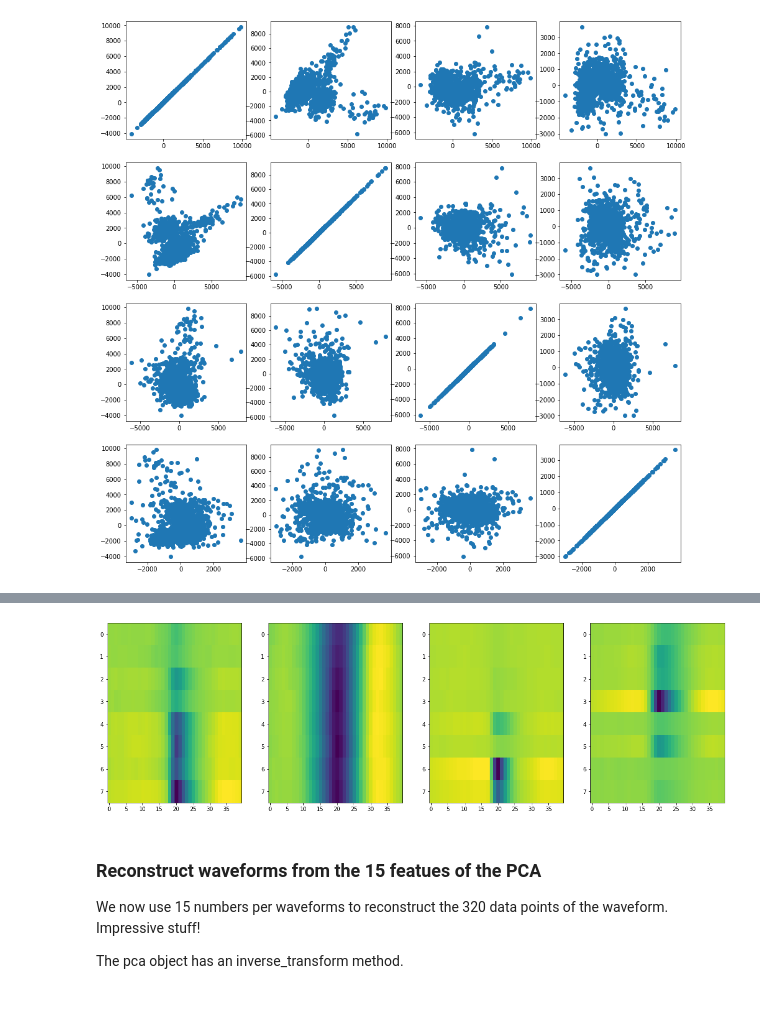
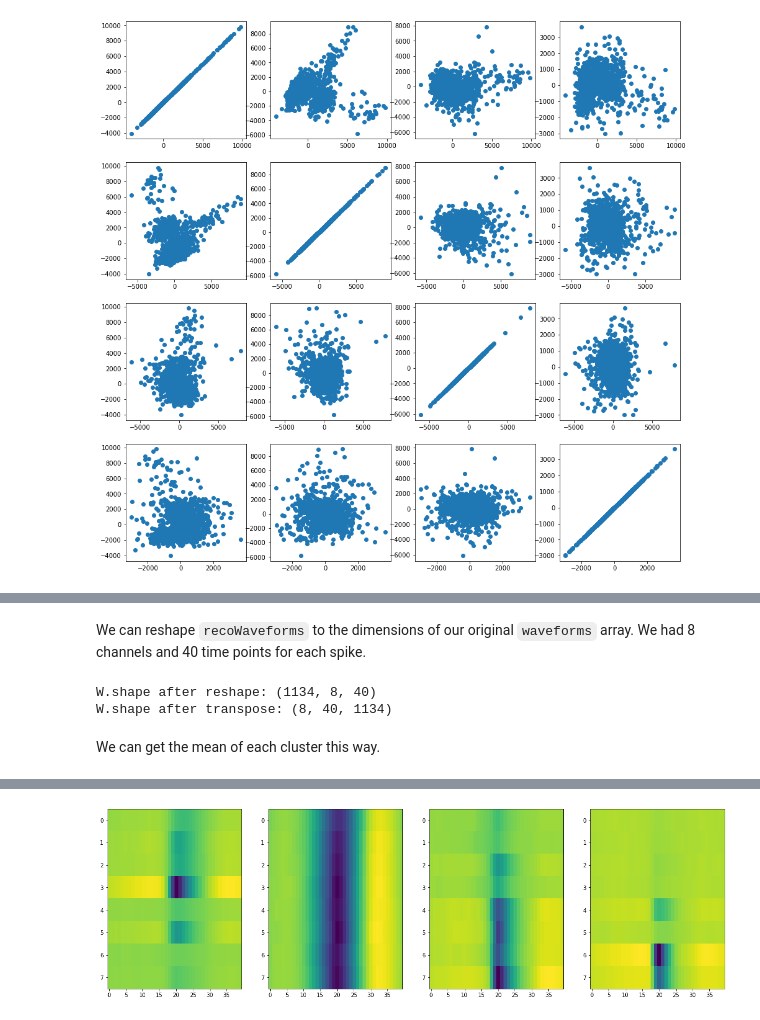
Before and after one commit to kevin-allen/dataScienceNeuro, a Jupyter notebook: notebooks/lecture_03.ipynb, the cells around one changed output, grey strips where cells are left out. Drawn from its saved outputs; the diff is of its cells as text; code cells hidden in the pictures.

```diff
--- a/notebooks/lecture_03.ipynb
+++ b/notebooks/lecture_03.ipynb
@@ -555,10 +602,9 @@ To use PCA, we frst need to format our data for in the typical format for machin
 # %% [markdown]
 **Note**: Most machine learning algorithms work with 2D NumPy arrays [observations,features].
 # %%
-print(waveforms.shape)
-# change the order of the dimensions from [channels, samples, spikes] to [spikes, channels,samples]
-wf_fea = waveforms.transpose(2,0,1)
-print(wf_fea.shape)
-X = wf_fea.reshape(wf_fea.shape[0],-1)
-print("dimension:",X.shape)
+print("waveforms shape:",waveforms.shape)
+wf_fea = waveforms.transpose(2,0,1) # reorder to spike,channel,time
+print("wf_fea shape (after transpose():", wf_fea.shape)
+wf_fea = wf_fea.reshape(wf_fea.shape[0],-1)
+print("wf_fea shape after reshape():",wf_fea.shape)
 # %% [output]
@@ -568,4 +626,5 @@ dimension: (1134, 320)
 # %%
+X = wf_fea
 pca = PCA(n_components=20)
 pca.fit(X)
 # %% [output]
@@ -662,5 +731,0 @@ plt.show()
-# %%
-clusterIndices = kmeans.labels_==0
-print(np.sum(clusterIndices))
-print(clusterIndices.shape)
-print(waveforms.shape)
@@ -671,11 +731,0 @@ print(waveforms.shape)
-# %%
-# plot mean waveforms one cluster
-clu = 0
-clusterIndices = kmeans.labels_==clu
-clusterIndices.shape,clusterIndices.sum()
-print(waveforms.shape)
-selWaveforms = waveforms[:,:,clusterIndices]
-print(selWaveforms.shape)
-plt.figure(figsize=(5,5))
-plt.imshow(selWaveforms.mean(axis=2),aspect="auto")
-plt.show()
@@ -686,14 +760,21 @@ plt.show()
+# %% [markdown]
+We can reshape `recoWaveforms` to the dimensions of our original `waveforms` array. We had 8 channels and 40 time points for each spike.
+# %%
+W = recoWaveforms.reshape(recoWaveforms.shape[0],8,-1)
+print("W.shape after reshape:", W.shape)
+W = W.transpose(1,2,0)
+print("W.shape after transpose:",W.shape)
+# %% [output]
+W.shape after reshape: (1134, 8, 40)
+W.shape after transpose: (8, 40, 1134)
+# %% [markdown]
+We can get the mean of each cluster this way.
 # %%
-%%time
-# plot mean waveforms all clusters
-# get the cluID of kmeans object, then retrieve the waveforms from the waveforms array
-
 nClu = np.unique(kmeans.labels_).shape[0]
-
 fig, ax = plt.subplots(1,nClu,figsize=(20,6))
 
 for i, clu in enumerate(np.unique(kmeans.labels_)):
     clusterIndices = kmeans.labels_==clu
-    w = waveforms[:,:,clusterIndices].mean(axis=2)
+    w = W[:,:,clusterIndices].mean(axis=2)
     ax[i].imshow(w,aspect="auto")
 # %% [output]
@@ -702,7 +781 @@ Wall time: 95.3 ms
-[figure, old version]
+[figure, new version]
-# %% [markdown]
-### Reconstruct waveforms from the 15 featues of the PCA
-
-We now use 15 numbers per waveforms to reconstruct the 320 data points of the waveform. Impressive stuff!
-
-The pca object has an inverse_transform method.
```
Also changed, not shown: parts of 73 cells of this notebook, 3 other files.
